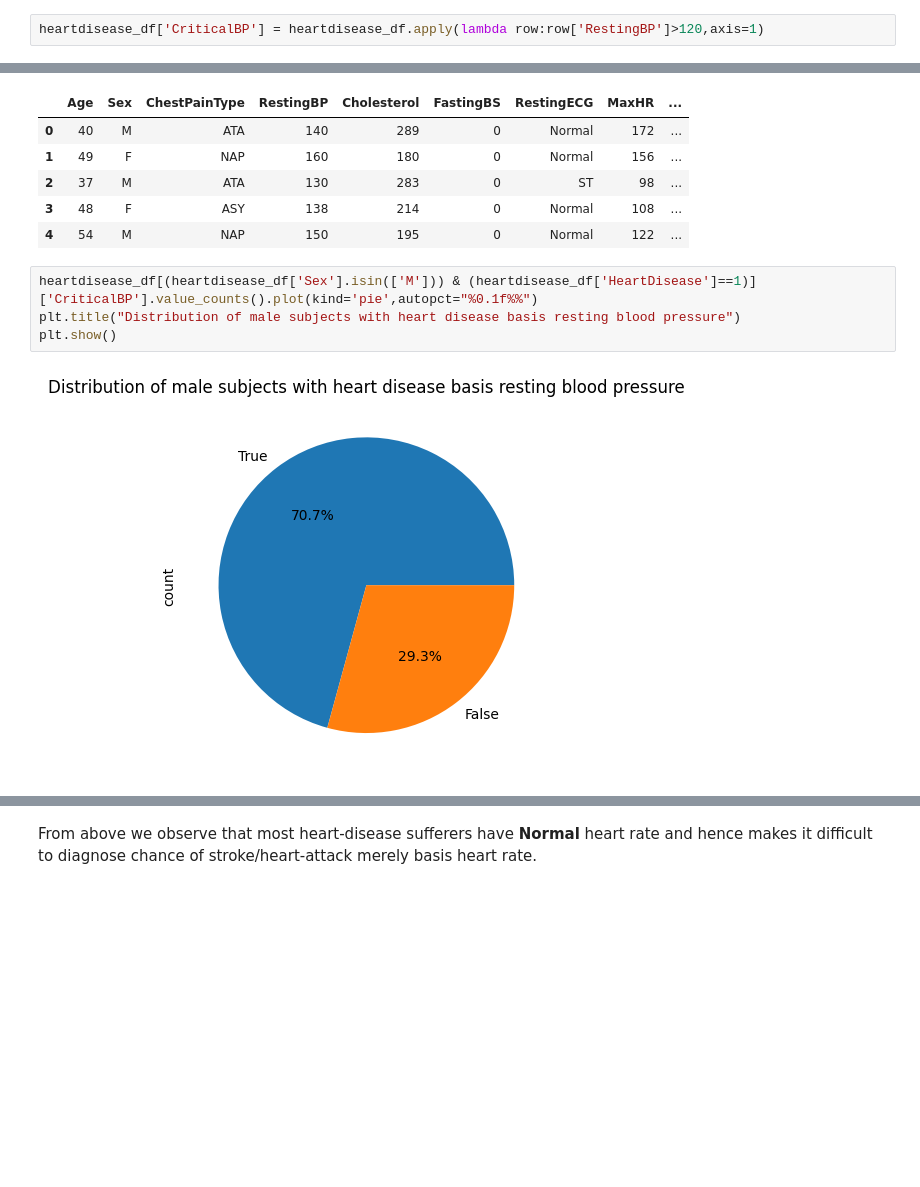
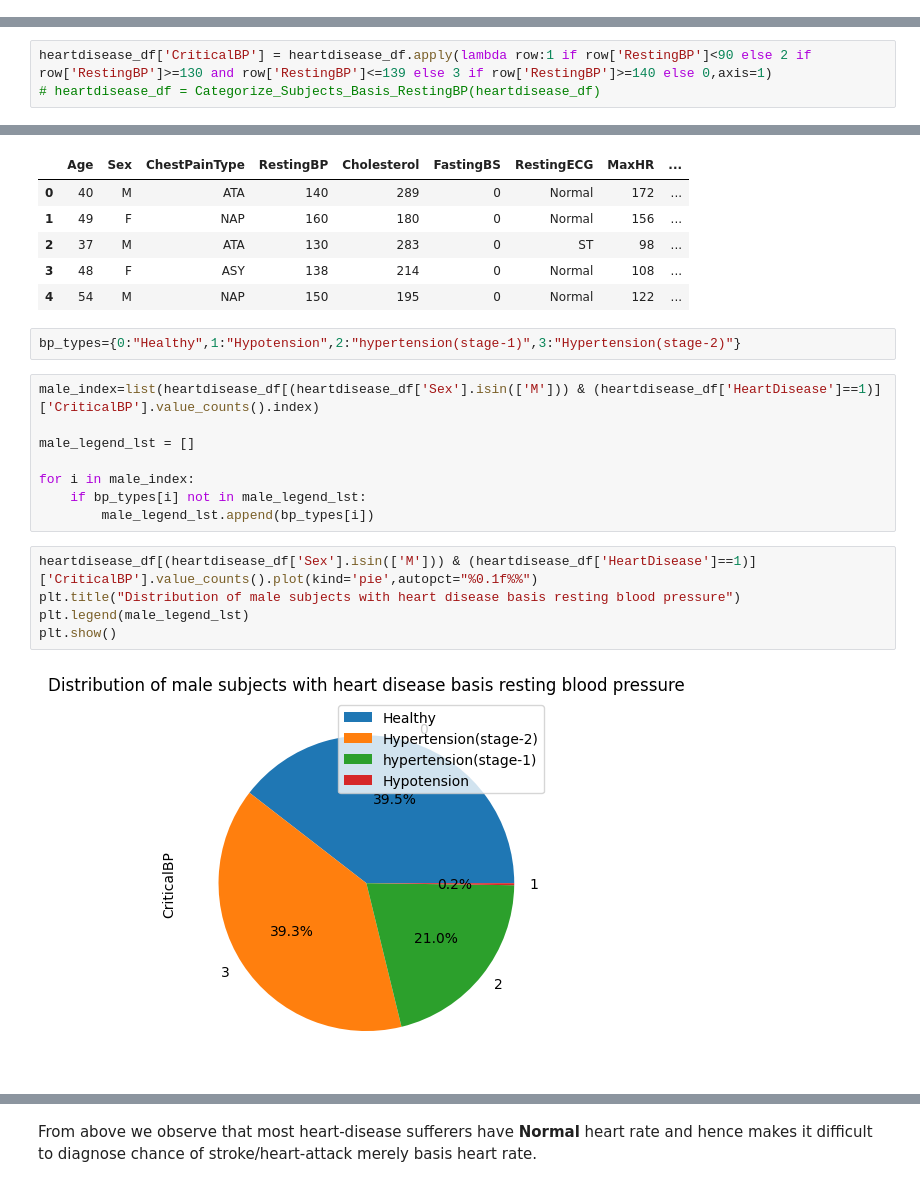
Before and after one commit to Soumyadip54321/Data_Science, a Jupyter notebook: Data_Analysis/HeartDisease.ipynb, the cells around one changed output, grey strips where cells are left out. Saved outputs shown, nothing was run; the diff lists cells and outputs as text; blank space fills up the shorter version.

```diff
--- a/Data_Analysis/HeartDisease.ipynb
+++ b/Data_Analysis/HeartDisease.ipynb
@@ -231,2 +236,0 @@ indicating whether a person is susceptible to heart-attacks/stroke.
-# %%
-heartdisease_df['CriticalBP'] = heartdisease_df.apply(lambda row:row['RestingBP']>120,axis=1)
@@ -233,3 +246,6 @@ heartdisease_df['CriticalBP'] = heartdisease_df.apply(lambda row:row['RestingBP'
+# %%
+heartdisease_df['CriticalBP'] = heartdisease_df.apply(lambda row:1 if row['RestingBP']<90 else 2 if row['RestingBP']>=130 and row['RestingBP']<=139 else 3 if row['RestingBP']>=140 else 0,axis=1)
+# heartdisease_df = Categorize_Subjects_Basis_RestingBP(heartdisease_df)
 # %%
 heartdisease_df.head()
 # %% [output]
@@ -239,9 +255,20 @@ heartdisease_df.head()
 | 2 | 37 | M | ATA | 130 | 283 | 0 | ST | 98 | ... |
 | 3 | 48 | F | ASY | 138 | 214 | 0 | Normal | 108 | ... |
 | 4 | 54 | M | NAP | 150 | 195 | 0 | Normal | 122 | ... |
+# %%
+bp_types={0:"Healthy",1:"Hypotension",2:"hypertension(stage-1)",3:"Hypertension(stage-2)"}
+# %%
+male_index=list(heartdisease_df[(heartdisease_df['Sex'].isin(['M'])) & (heartdisease_df['HeartDisease']==1)]['CriticalBP'].value_counts().index)
+
+male_legend_lst = []
+
+for i in male_index:
+    if bp_types[i] not in male_legend_lst:
+        male_legend_lst.append(bp_types[i])
 # %%
 heartdisease_df[(heartdisease_df['Sex'].isin(['M'])) & (heartdisease_df['HeartDisease']==1)]['CriticalBP'].value_counts().plot(kind='pie',autopct="%0.1f%%")
 plt.title("Distribution of male subjects with heart disease basis resting blood pressure")
+plt.legend(male_legend_lst)
 plt.show()
 # %% [output]
-[figure, old version]
+[figure, new version]
```
Also changed, not shown: parts of 34 cells of this notebook, 1 other file.
